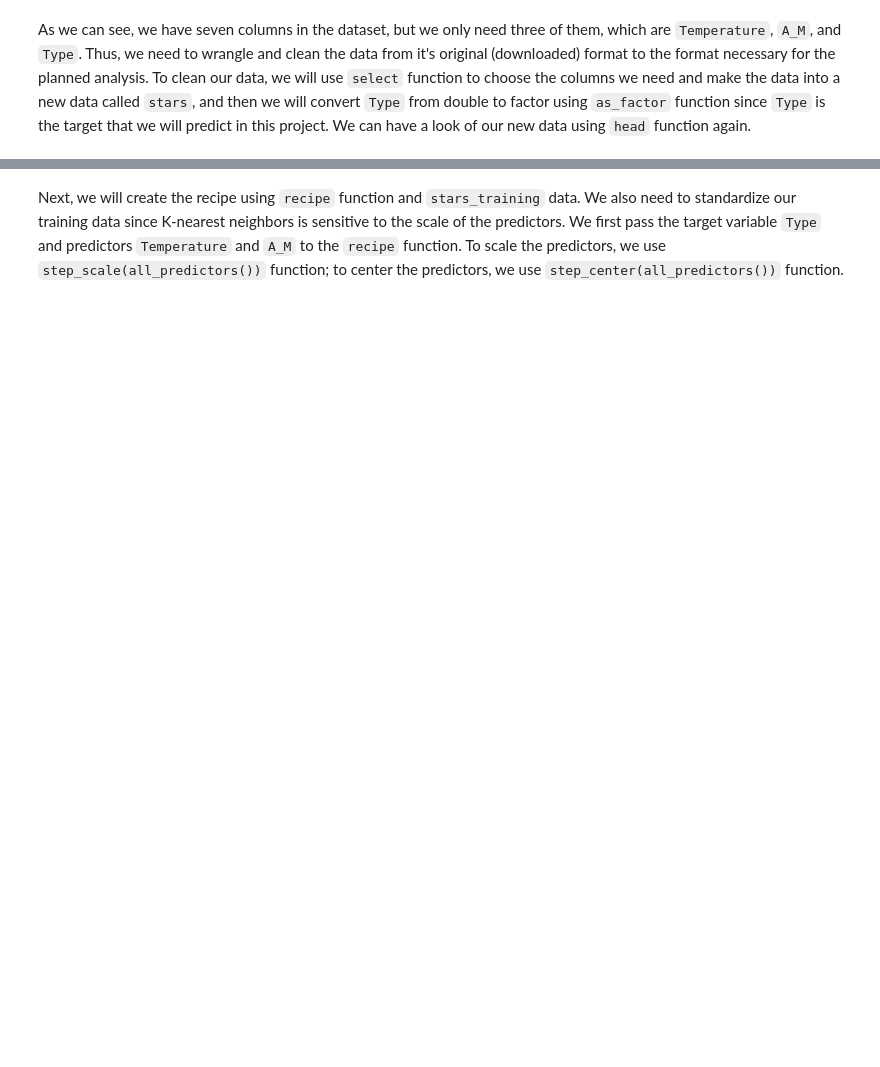
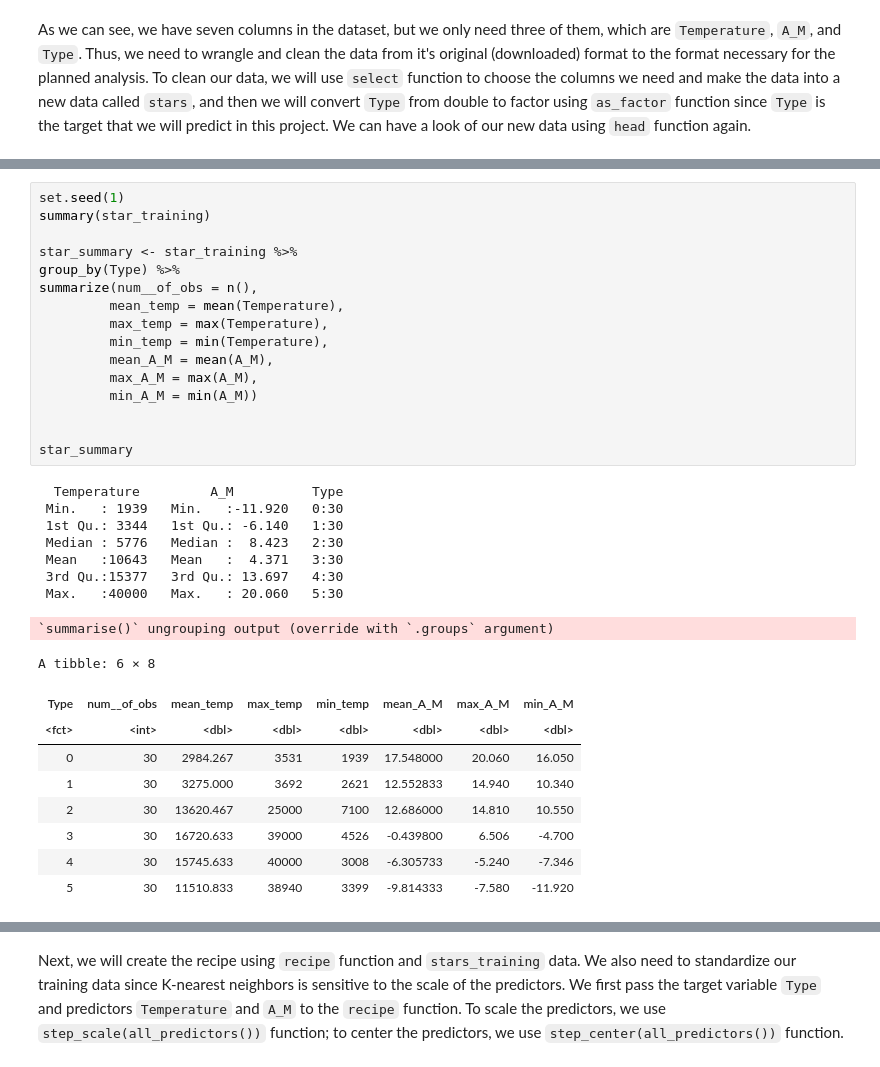
Before and after one commit to luojessica/dsci100-project-007-20, a Jupyter notebook: final_report.ipynb, the cells around one changed output, grey strips where cells are left out. Drawn from its saved outputs; the diff is of its cells as text; blank space fills up the shorter version.

```diff
--- a/final_report.ipynb
+++ b/final_report.ipynb
@@ -88,0 +124,34 @@ star_summary
+# %%
+set.seed(1)
+summary(star_training)
+
+star_summary <- star_training %>%
+group_by(Type) %>%
+summarize(num__of_obs = n(),
+         mean_temp = mean(Temperature),
+         max_temp = max(Temperature),
+         min_temp = min(Temperature),
+         mean_A_M = mean(A_M),
+         max_A_M = max(A_M),
+         min_A_M = min(A_M))
+
+
+star_summary
+# %% [output]
+  Temperature         A_M          Type
+ Min.   : 1939   Min.   :-11.920   0:30
+ 1st Qu.: 3344   1st Qu.: -6.140   1:30
+ Median : 5776   Median :  8.423   2:30
+ Mean   :10643   Mean   :  4.371   3:30
+ 3rd Qu.:15377   3rd Qu.: 13.697   4:30
+ Max.   :40000   Max.   : 20.060   5:30
+`summarise()` ungrouping output (override with `.groups` argument)
+A tibble: 6 × 8
+| Type | num__of_obs | mean_temp | max_temp | min_temp | mean_A_M | max_A_M | min_A_M |
+| <fct> | <int> | <dbl> | <dbl> | <dbl> | <dbl> | <dbl> | <dbl> |
+| 0 | 30 | 2984.267 | 3531 | 1939 | 17.548000 | 20.060 | 16.050 |
+| 1 | 30 | 3275.000 | 3692 | 2621 | 12.552833 | 14.940 | 10.340 |
+| 2 | 30 | 13620.467 | 25000 | 7100 | 12.686000 | 14.810 | 10.550 |
+| 3 | 30 | 16720.633 | 39000 | 4526 | -0.439800 | 6.506 | -4.700 |
+| 4 | 30 | 15745.633 | 40000 | 3008 | -6.305733 | -5.240 | -7.346 |
+| 5 | 30 | 11510.833 | 38940 | 3399 | -9.814333 | -7.580 | -11.920 |
```
Also changed, not shown: parts of 32 cells of this notebook.
